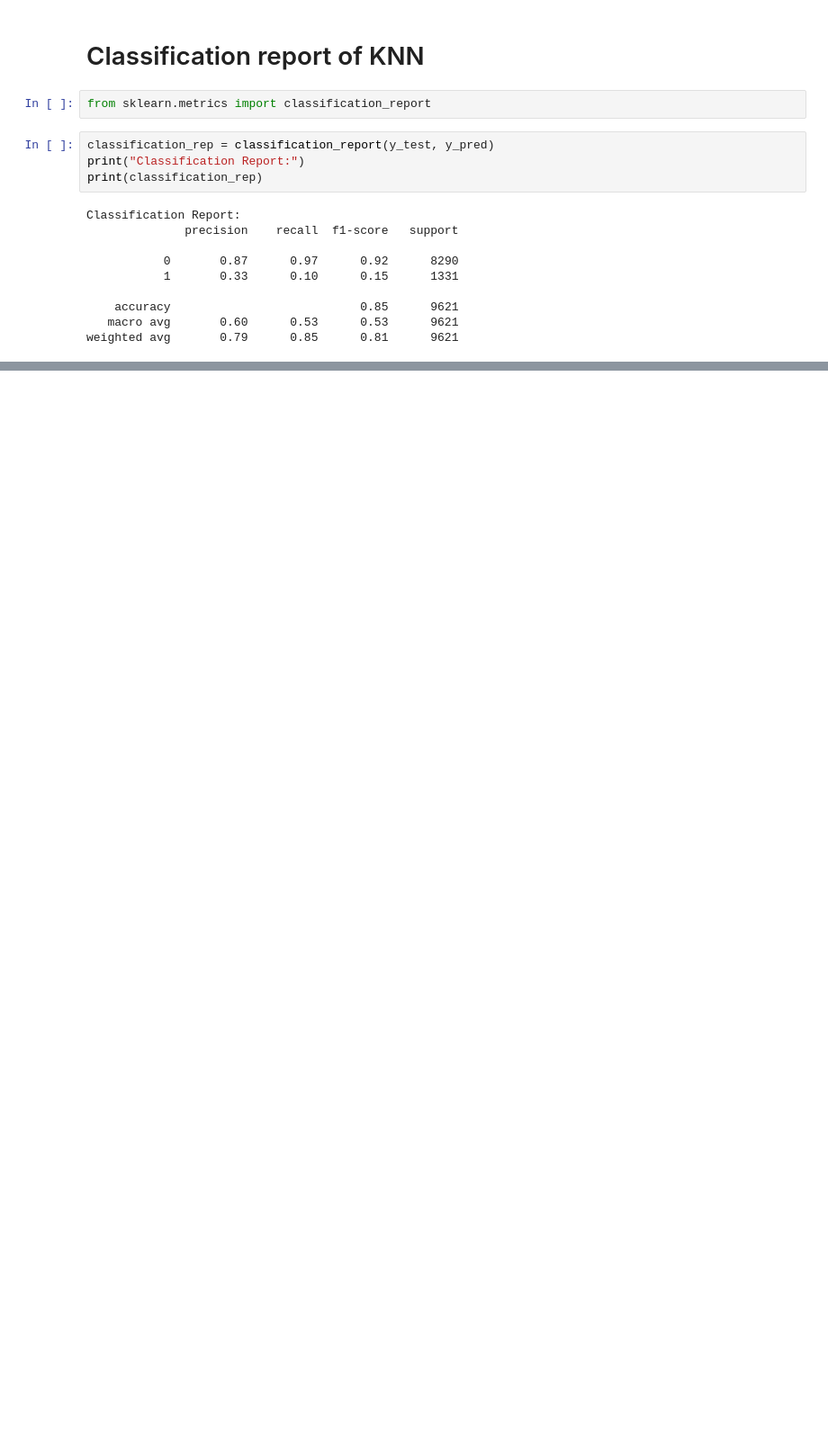
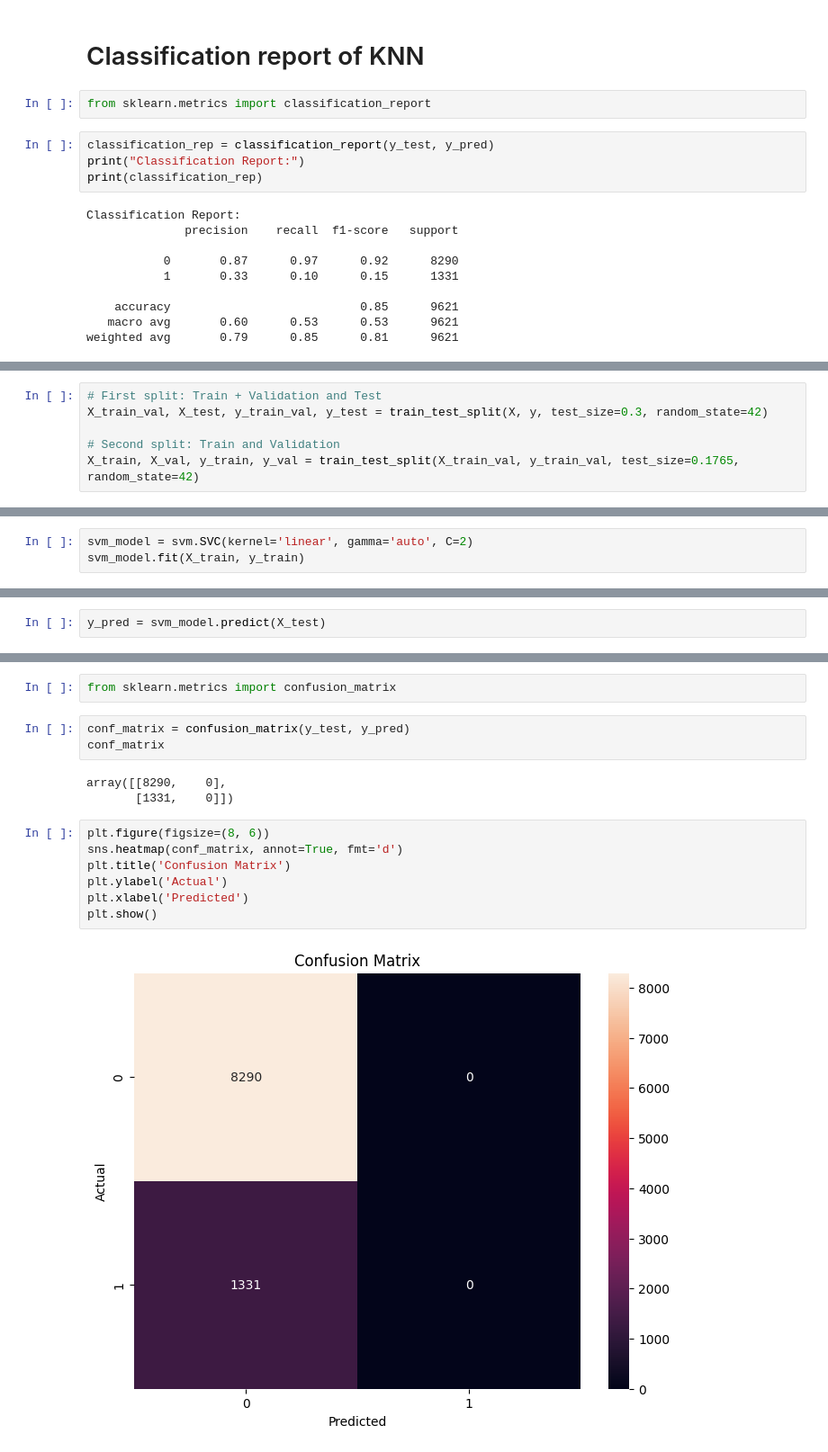
Before and after one commit to LauraLucasZ/Credit_Card_Approval_Prediction_ML, a Jupyter notebook: AiProject.ipynb, the cells around one changed output, grey strips where cells are left out. Shown at 90% size. Saved outputs shown, nothing was run; the diff lists cells and outputs as text; blank space fills up the shorter version.

Commit message:
Created svm model

```diff
--- a/AiProject.ipynb
+++ b/AiProject.ipynb
@@ -1200,0 +1205,6 @@ weighted avg       0.79      0.85      0.81      9621
+# %%
+# First split: Train + Validation and Test
+X_train_val, X_test, y_train_val, y_test = train_test_split(X, y, test_size=0.3, random_state=42)
+
+# Second split: Train and Validation
+X_train, X_val, y_train, y_val = train_test_split(X_train_val, y_train_val, test_size=0.1765, random_state=42)
@@ -1200,0 +1215,3 @@ weighted avg       0.79      0.85      0.81      9621
+# %%
+svm_model = svm.SVC(kernel='linear', gamma='auto', C=2)
+svm_model.fit(X_train, y_train)
@@ -1200,0 +1220,2 @@ weighted avg       0.79      0.85      0.81      9621
+# %%
+y_pred = svm_model.predict(X_test)
@@ -1200,0 +1245,17 @@ weighted avg       0.79      0.85      0.81      9621
+# %%
+from sklearn.metrics import confusion_matrix
+# %%
+conf_matrix = confusion_matrix(y_test, y_pred)
+conf_matrix
+# %% [output]
+array([[8290,    0],
+       [1331,    0]])
+# %%
+plt.figure(figsize=(8, 6))
+sns.heatmap(conf_matrix, annot=True, fmt='d')
+plt.title('Confusion Matrix')
+plt.ylabel('Actual')
+plt.xlabel('Predicted')
+plt.show()
+# %% [output]
+[figure, added]
```
Also changed, not shown: parts of 28 cells of this notebook.
